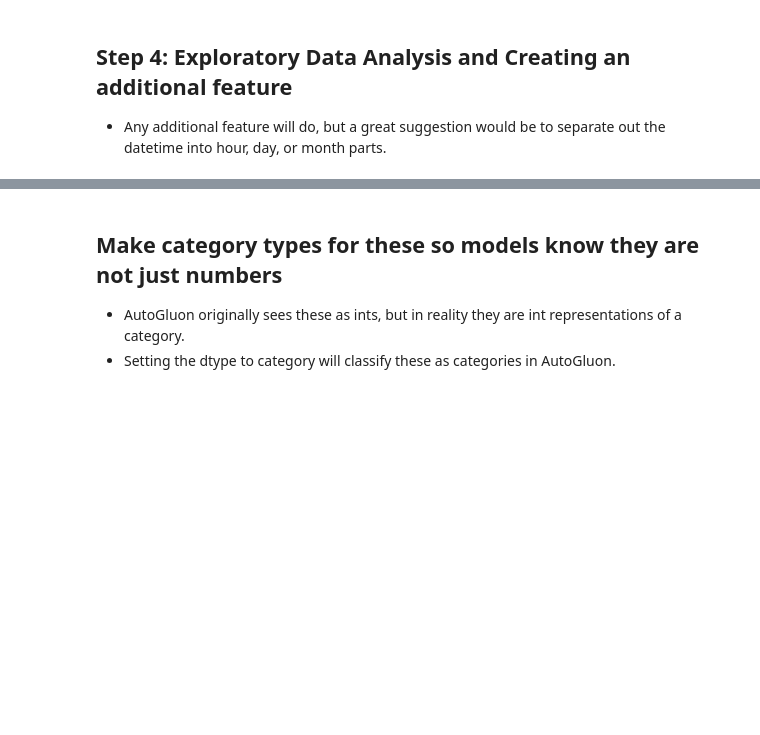
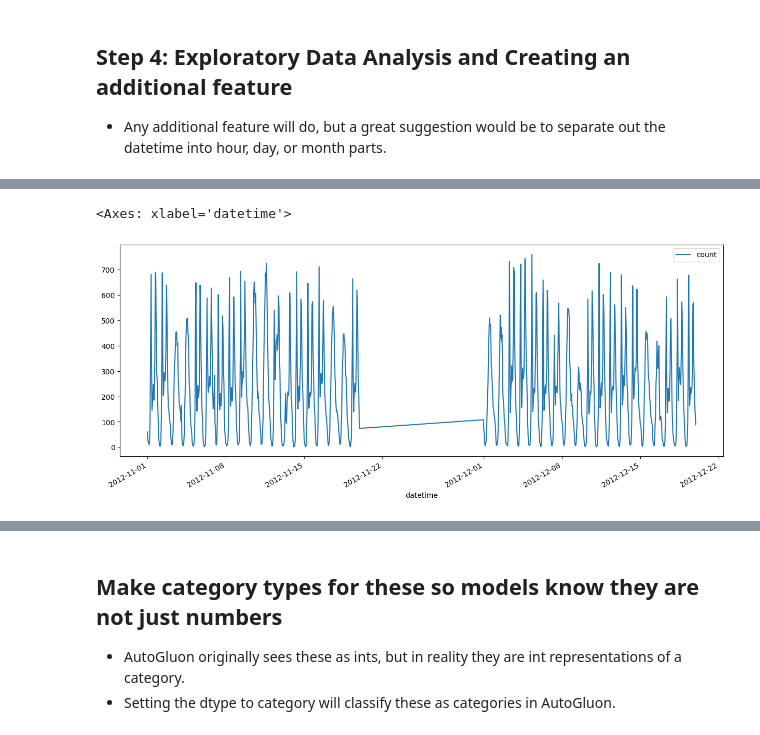
Before and after one commit to rifatperween/Predict-Bike-Sharing-Demand-with-AutoGluon, a Jupyter notebook: project/project-template.ipynb, the cells around one changed output, grey strips where cells are left out. Saved outputs shown, nothing was run; the diff lists cells and outputs as text; code cells hidden in the pictures; blank space fills up the shorter version.

```diff
--- a/project/project-template.ipynb
+++ b/project/project-template.ipynb
@@ -175,0 +400,6 @@ train.?
+# %%
+# time series plot for two consecutive months
+train.loc[(train.datetime.dt.year == 2012) & ((train.datetime.dt.month == 11) | (train.datetime.dt.month == 12))].plot(x='datetime', y='count', figsize=(15, 6))
+# %% [output]
+<Axes: xlabel='datetime'>
+[figure, added]
```
Also changed, not shown: parts of 57 cells of this notebook.
